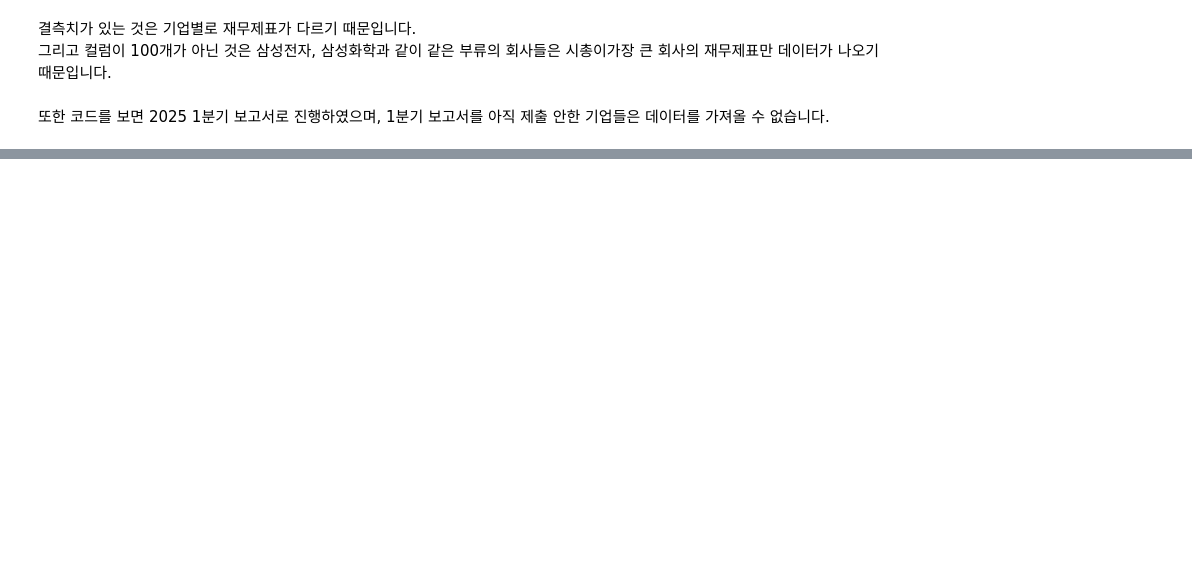
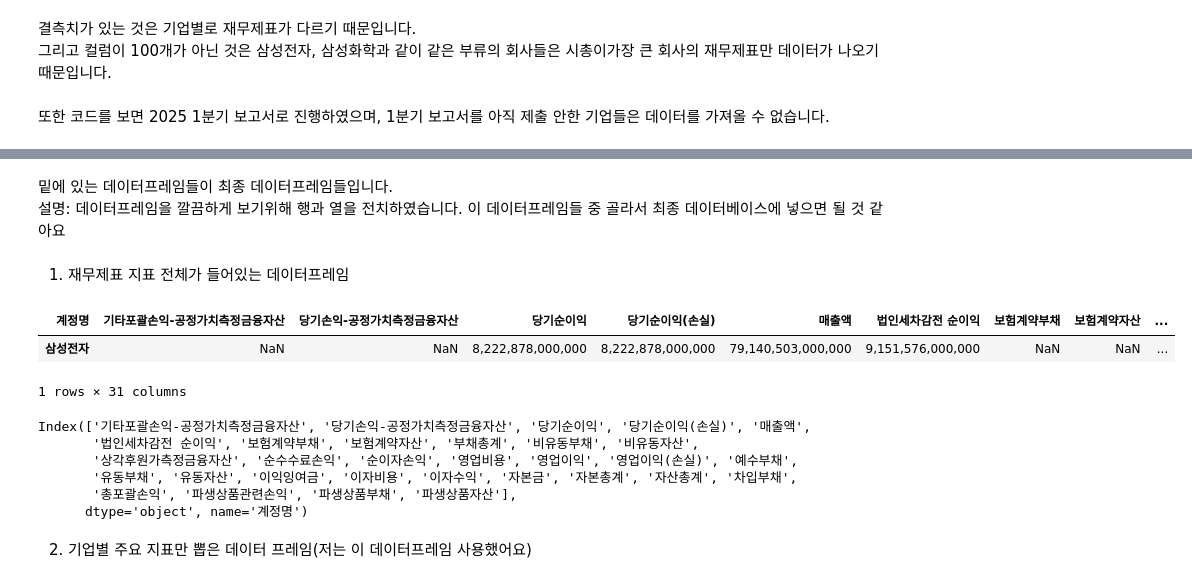
Before and after one commit to Seungwoo-JI64/25-Summer-MIRAEASSET, a Jupyter notebook: 증권데이터/재무제표.ipynb, the cells around one changed output, grey strips where cells are left out. Saved outputs shown, nothing was run; the diff lists cells and outputs as text; code cells hidden in the pictures; blank space fills up the shorter version.

```diff
--- a/증권데이터/재무제표.ipynb
+++ b/증권데이터/재무제표.ipynb
@@ -215,0 +365,26 @@ SK 재무제표 없음
+# %% [markdown]
+밑에 있는 데이터프레임들이 최종 데이터프레임들입니다.  <Br>
+설명: 데이터프레임을 깔끔하게 보기위해 행과 열을 전치하였습니다. 이 데이터프레임들 중 골라서 최종 데이터베이스에 넣으면 될 것 같아요
+# %% [markdown]
+1. 재무제표 지표 전체가 들어있는 데이터프레임
+# %%
+financial_2025_q1_final = financial_2025_q1.T
+financial_2024_final = financial_2024.T
+financial_2023_final = financial_2023.T
+
+financial_2025_q1_final.head(1)
+# %% [output]
+| 계정명 | 기타포괄손익-공정가치측정금융자산 | 당기손익-공정가치측정금융자산 | 당기순이익 | 당기순이익(손실) | 매출액 | 법인세차감전 순이익 | 보험계약부채 | 보험계약자산 | ... |
+| 삼성전자 | NaN | NaN | 8,222,878,000,000 | 8,222,878,000,000 | 79,140,503,000,000 | 9,151,576,000,000 | NaN | NaN | ... |
+1 rows × 31 columns
+# %%
+financial_2025_q1_final.columns
+# %% [output]
+Index(['기타포괄손익-공정가치측정금융자산', '당기손익-공정가치측정금융자산', '당기순이익', '당기순이익(손실)', '매출액',
+       '법인세차감전 순이익', '보험계약부채', '보험계약자산', '부채총계', '비유동부채', '비유동자산',
+       '상각후원가측정금융자산', '순수수료손익', '순이자손익', '영업비용', '영업이익', '영업이익(손실)', '예수부채',
+       '유동부채', '유동자산', '이익잉여금', '이자비용', '이자수익', '자본금', '자본총계', '자산총계', '차입부채',
+       '총포괄손익', '파생상품관련손익', '파생상품부채', '파생상품자산'],
+      dtype='object', name='계정명')
+# %% [markdown]
+2. 기업별 주요 지표만 뽑은 데이터 프레임(저는 이 데이터프레임 사용했어요)
```
Also changed, not shown: parts of 34 cells of this notebook.
